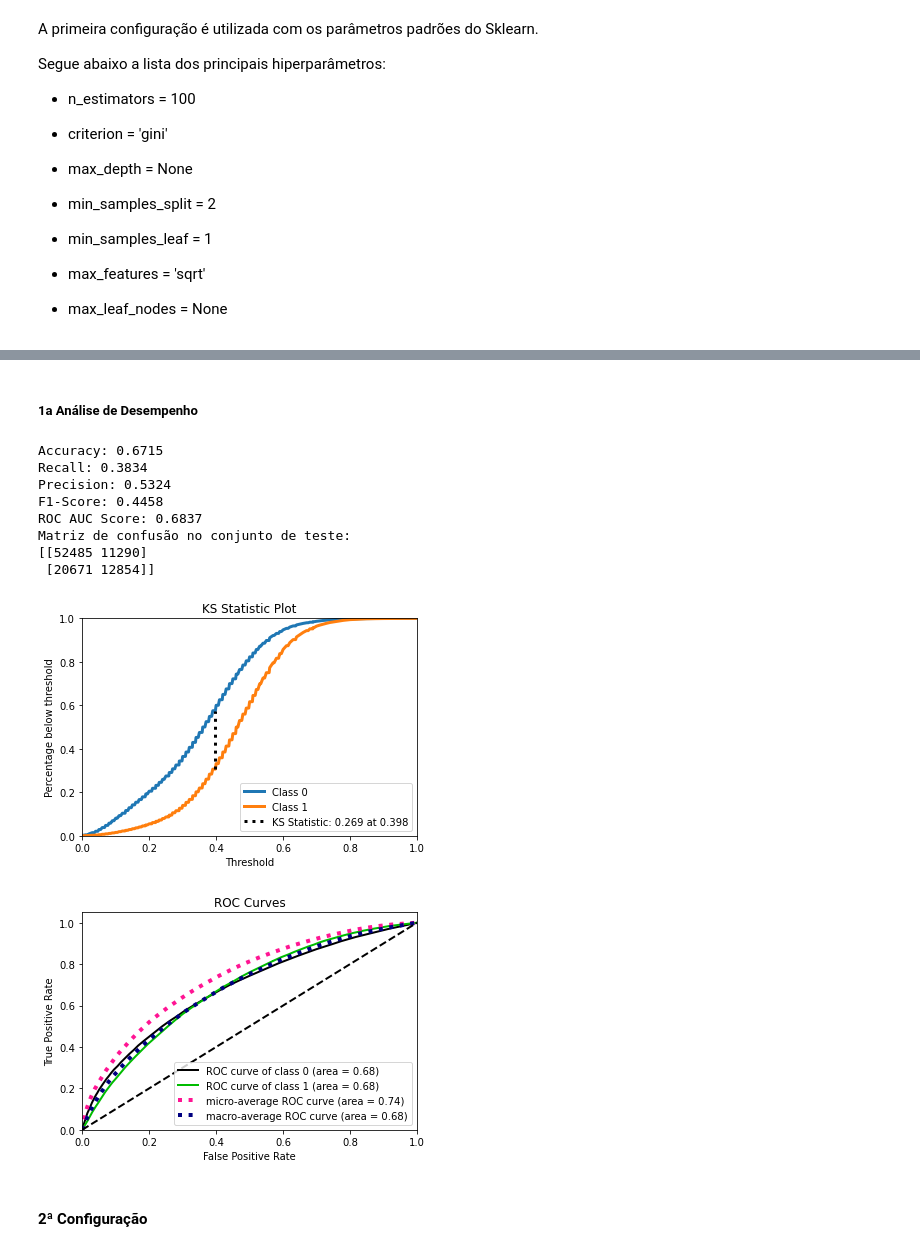
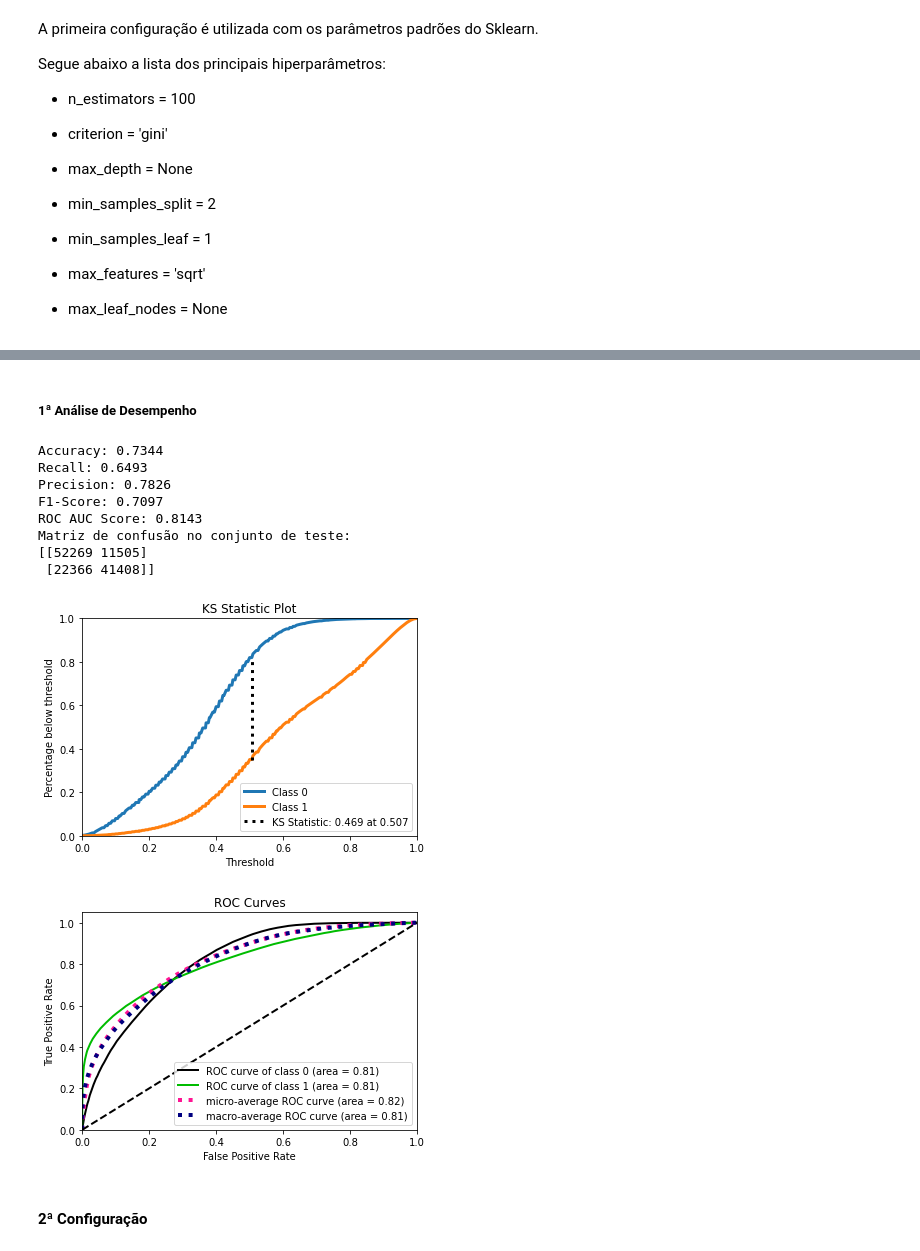
Before and after one commit to KilnerJhow/redes-neurais, a Jupyter notebook: projeto_redes_neurais.ipynb, the cells around one changed output, grey strips where cells are left out. Cells and saved outputs as stored; diff of their text form; code cells hidden in the pictures.

```diff
--- a/projeto_redes_neurais.ipynb
+++ b/projeto_redes_neurais.ipynb
@@ -460,22 +612,22 @@ Wall time: 33.1 s
 # %%
-y_test_pred_rf_1st = clf_rf.predict(X_test)
+y_valid_pred_rf_1st = clf_rf.predict(X_valid)
 # %%
-y_test_proba_rf_1st = clf_rf.predict_proba(X_test)
+y_valid_proba_rf_1st = clf_rf.predict_proba(X_valid)
 # %% [markdown]
-##### 1a Análise de Desempenho
+##### 1ª Análise de Desempenho
-# %%
-print_metrics(y_test, y_test_pred_rf_1st, y_test_proba_rf_1st)
-# %% [output]
-Accuracy: 0.6715
-Recall: 0.3834
-Precision: 0.5324
-F1-Score: 0.4458
-ROC AUC Score: 0.6837
-Matriz de confusão no conjunto de teste:
-[[52485 11290]
- [20671 12854]]
-[figure, removed]
-[figure, removed]
+# %%
+print_metrics(y_valid, y_valid_pred_rf_1st, y_valid_proba_rf_1st)
+# %% [output]
+Accuracy: 0.7344
+Recall: 0.6493
+Precision: 0.7826
+F1-Score: 0.7097
+ROC AUC Score: 0.8143
+Matriz de confusão no conjunto de teste:
+[[52269 11505]
+ [22366 41408]]
+[figure, added]
+[figure, added]
 # %% [markdown]
 #### 2ª Configuração
 # %% [markdown]
```
Also changed, not shown: parts of 150 cells of this notebook.
